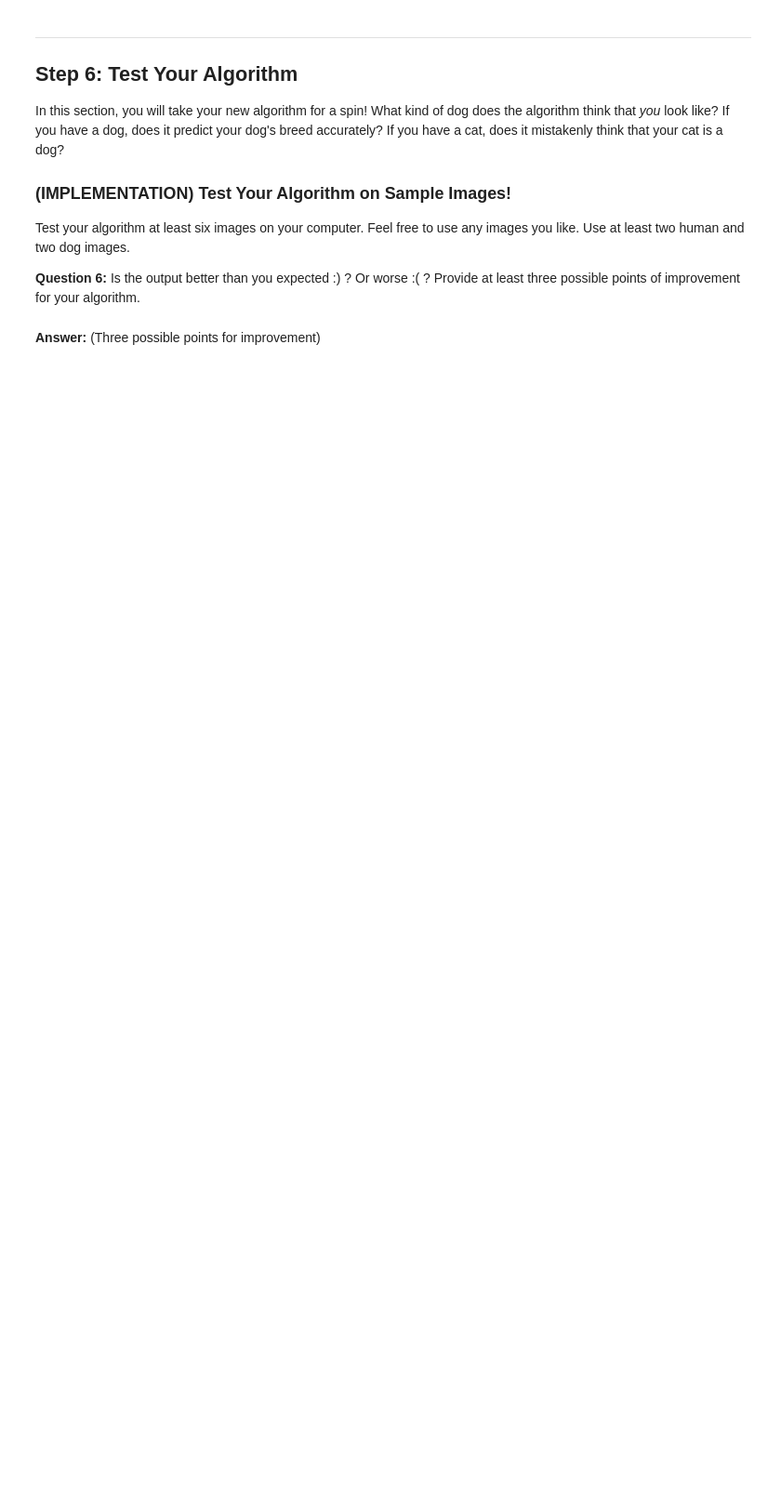
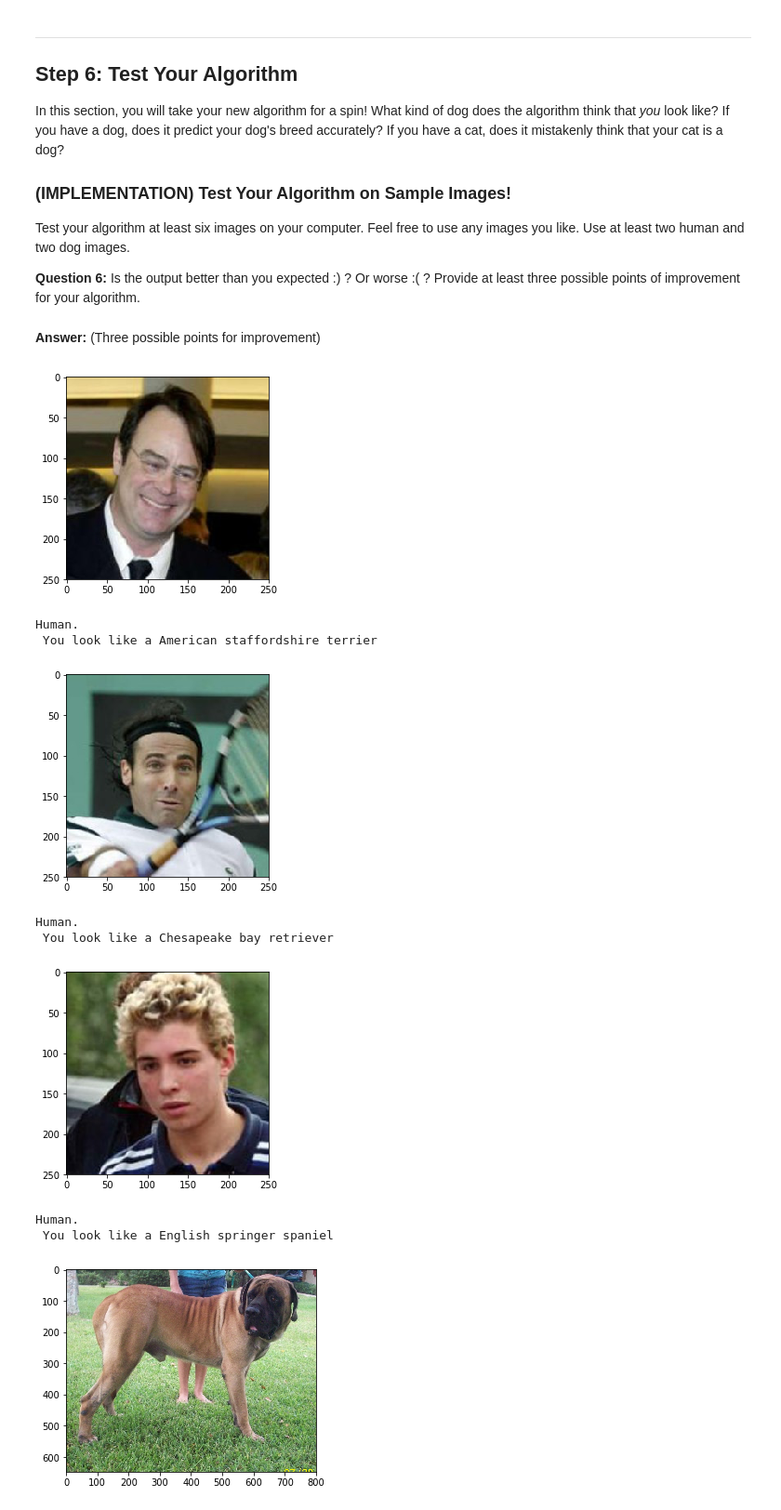
Before and after one commit to matteoanelli/Dog_breed_classification, a Jupyter notebook: dog_app.ipynb, the cells around one changed output. Shown at 93% size. Cells and saved outputs as stored; diff of their text form; code cells hidden in the pictures; blank space fills up the shorter version.

```diff
--- a/dog_app.ipynb
+++ b/dog_app.ipynb
@@ -226,18 +226,19 @@ def VGG16_predict(net, img_path):
     transform = T.Compose([
         T.Resize(256),
         T.CenterCrop(224),
-        T.ToTensor()
-        #transforms.Normalize(),
+        T.ToTensor(),
+        T.Normalize([0.485, 0.456, 0.406], [0.229, 0.224, 0.225])
     ])
 
-    img = transform(Image.open(img_path))
+    img = transform(Image.open(img_path).convert('RGB')) # the rgb is needed ti accept no rgb image as input
     if use_cuda:
         batch_t = torch.unsqueeze(img, 0).cuda()
     else:
         batch_t = torch.unsqueeze(img, 0)
 
     net.eval()
-    out = net(batch_t)
+    with torch.no_grad():
+        out = net(batch_t)
 
 
     return int(torch.argmax(out)) # predicted class index
@@ -763,7 +766,7 @@ Write a function that takes an image path as input and returns the dog breed (`A
 # list of class names by index, i.e. a name can be accessed like class_names[0]
 class_names = [item[4:].replace("_", " ") for item in loaders_transfer['train'].dataset.classes]
 
-def predict_breed_transfer(net, img_path, class_names):
+def predict_breed_transfer(net, class_names, img_path):
     # load the image and return the predicted breed
     transform = T.Compose([
         T.Resize(224),
@@ -834,14 +837,14 @@ def run_app(img_path):
     plt.imshow(img)
     plt.show()
     # check if dog
-    if dog_detector(img_path) is True:
+    if dog_detector(img_path):
         out = predict_breed_transfer(model_transfer, class_names, img_path)
-        print("The image is a dog, the predicted breed is {}".format(out))
-    elif face_detector(img_path) > 0:
-        prediction = predict_breed_transfer(model_transfer, class_names, img_path)
-        print("Hello, human!\nIf you were a dog..You may look like a {0}".format(prediction))
+        print("Dog! \nThe image is a dog, the predicted breed is {}".format(out))
+    elif face_detector(img_path):
+        out = predict_breed_transfer(model_transfer, class_names, img_path)
+        print("Human. \n You look like a {}".format(out))
     else:
-        print("Error! Can't detect anything..")
+        print("Error! The image is not a dog niether a human. Try again with a different image")
 # %% [markdown]
 ---
 <a id='step6'></a>
@@ -859,8 +862,26 @@ __Answer:__ (Three possible points for improvement)
 # %%
 ## TODO: Execute your algorithm from Step 6 on
 ## at least 6 images on your computer.
 ## Feel free to use as many code cells as needed.
 
 ## suggested code, below
-for file in np.hstack((human_files[:3], dog_files[:3])):
+for file in np.hstack([human_files[:3], dog_files[:3]]):
     run_app(file)
+# test labrador
+labradors = ['images/Labrador_retriever_06457.jpg', 'images/Labrador_retriever_06455.jpg', 'images/Labrador_retriever_06449.jpg']
+for l in labradors:
+    run_app(l)
+
+#test car
+run_app('images/sample_cnn.png')
+# %% [output]
+[figure, added]
+Human.
+ You look like a American staffordshire terrier
+[figure, added]
+Human.
+ You look like a Chesapeake bay retriever
+[figure, added]
+Human.
+ You look like a English springer spaniel
+[figure, added]
```
Also changed, not shown: parts of 2 cells of this notebook.
